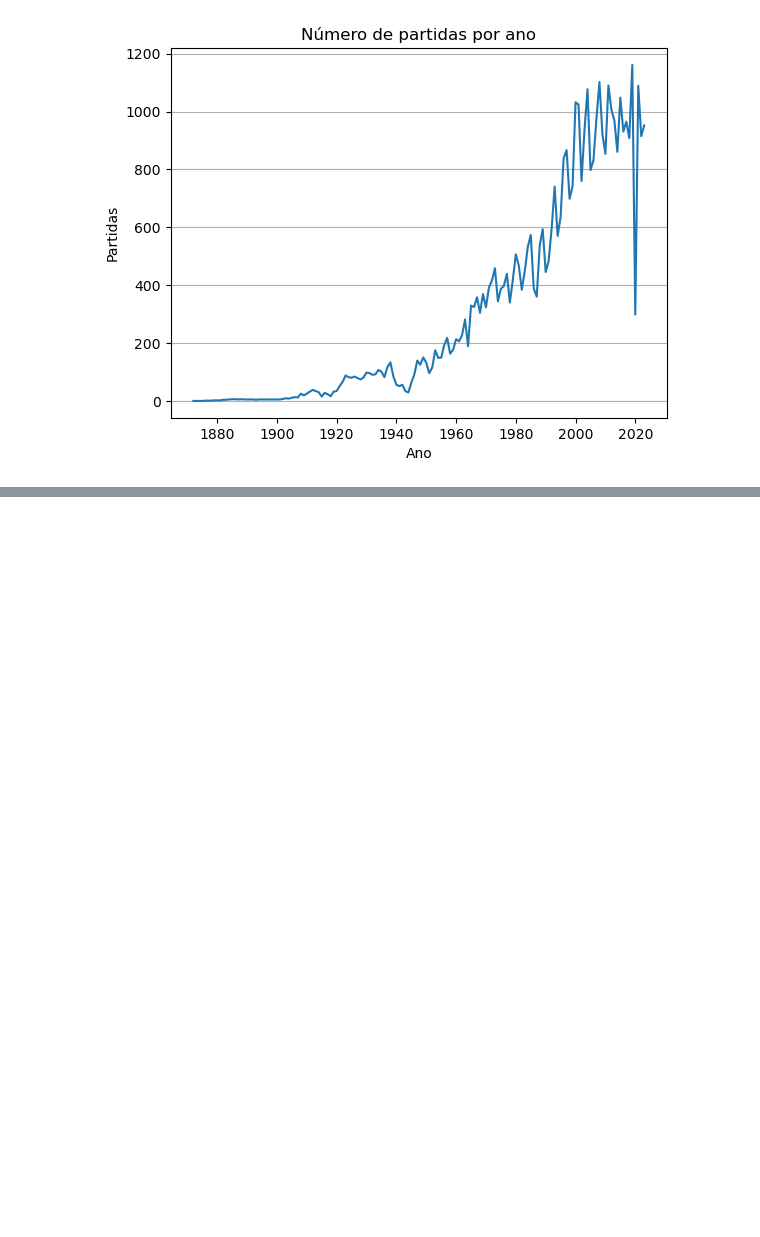
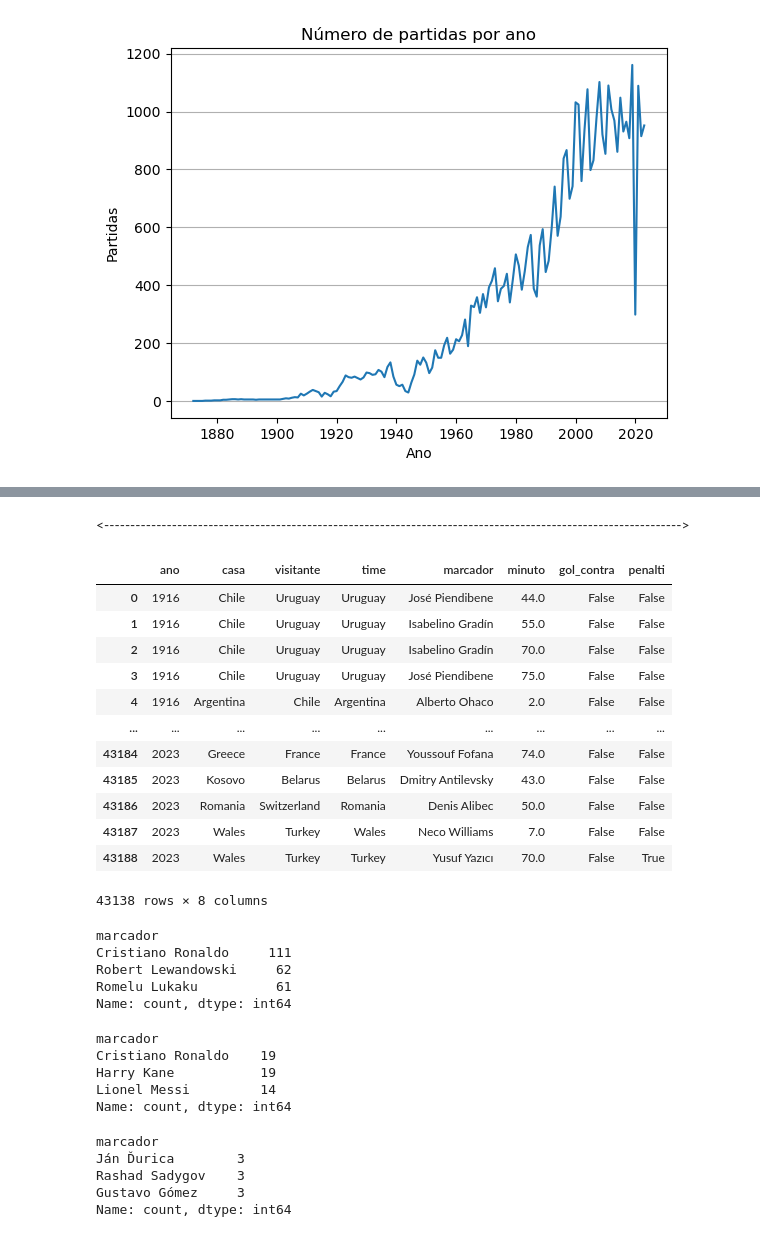
Before and after one commit to SillvioDaniel/futebol_internacional, a Jupyter notebook: nb.ipynb, the cells around one changed output, grey strips where cells are left out. Saved outputs shown, nothing was run; the diff lists cells and outputs as text; code cells hidden in the pictures; blank space fills up the shorter version.

```diff
--- a/nb.ipynb
+++ b/nb.ipynb
@@ -187,0 +274,45 @@ plt.show()
+# %% [markdown]
+<--------------------------------------------------------------------------------------------------------------->
+# %%
+marcadores
+# %% [output]
+|  | ano | casa | visitante | time | marcador | minuto | gol_contra | penalti |
+| 0 | 1916 | Chile | Uruguay | Uruguay | José Piendibene | 44.0 | False | False |
+| 1 | 1916 | Chile | Uruguay | Uruguay | Isabelino Gradín | 55.0 | False | False |
+| 2 | 1916 | Chile | Uruguay | Uruguay | Isabelino Gradín | 70.0 | False | False |
+| 3 | 1916 | Chile | Uruguay | Uruguay | José Piendibene | 75.0 | False | False |
+| 4 | 1916 | Argentina | Chile | Argentina | Alberto Ohaco | 2.0 | False | False |
+| ... | ... | ... | ... | ... | ... | ... | ... | ... |
+| 43184 | 2023 | Greece | France | France | Youssouf Fofana | 74.0 | False | False |
+| 43185 | 2023 | Kosovo | Belarus | Belarus | Dmitry Antilevsky | 43.0 | False | False |
+| 43186 | 2023 | Romania | Switzerland | Romania | Denis Alibec | 50.0 | False | False |
+| 43187 | 2023 | Wales | Turkey | Wales | Neco Williams | 7.0 | False | False |
+| 43188 | 2023 | Wales | Turkey | Turkey | Yusuf Yazıcı | 70.0 | False | True |
+43138 rows × 8 columns
+# %%
+top_marcadores = marcadores['marcador'].value_counts().head(3)
+top_marcadores
+# %% [output]
+marcador
+Cristiano Ronaldo     111
+Robert Lewandowski     62
+Romelu Lukaku          61
+Name: count, dtype: int64
+# %%
+top_marcadores_penalti = marcadores[marcadores['penalti']]['marcador'].value_counts().head(3)
+top_marcadores_penalti
+# %% [output]
+marcador
+Cristiano Ronaldo    19
+Harry Kane           19
+Lionel Messi         14
+Name: count, dtype: int64
+# %%
+contra = marcadores[marcadores['gol_contra']]['marcador'].value_counts().head(3)
+contra
+# %% [output]
+marcador
+Ján Ďurica        3
+Rashad Sadygov    3
+Gustavo Gómez     3
+Name: count, dtype: int64
```
Also changed, not shown: parts of 14 cells of this notebook, 1 other file.
